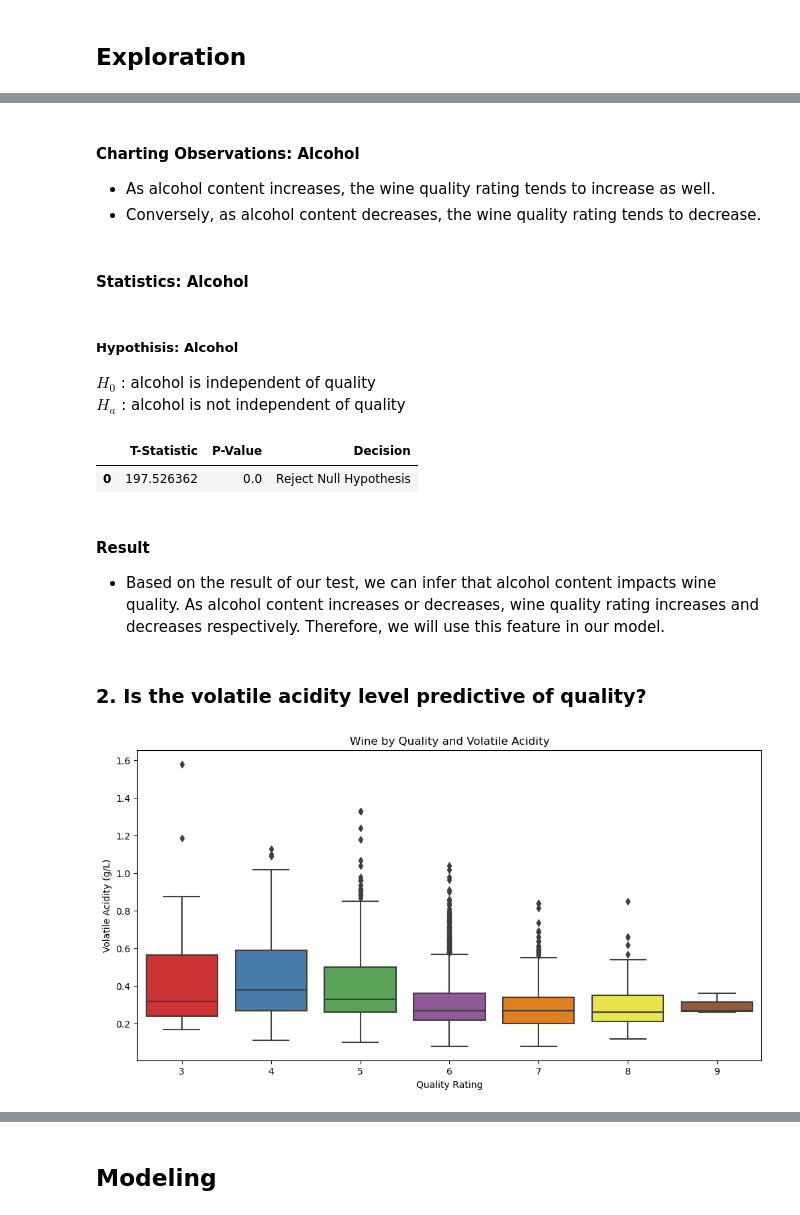
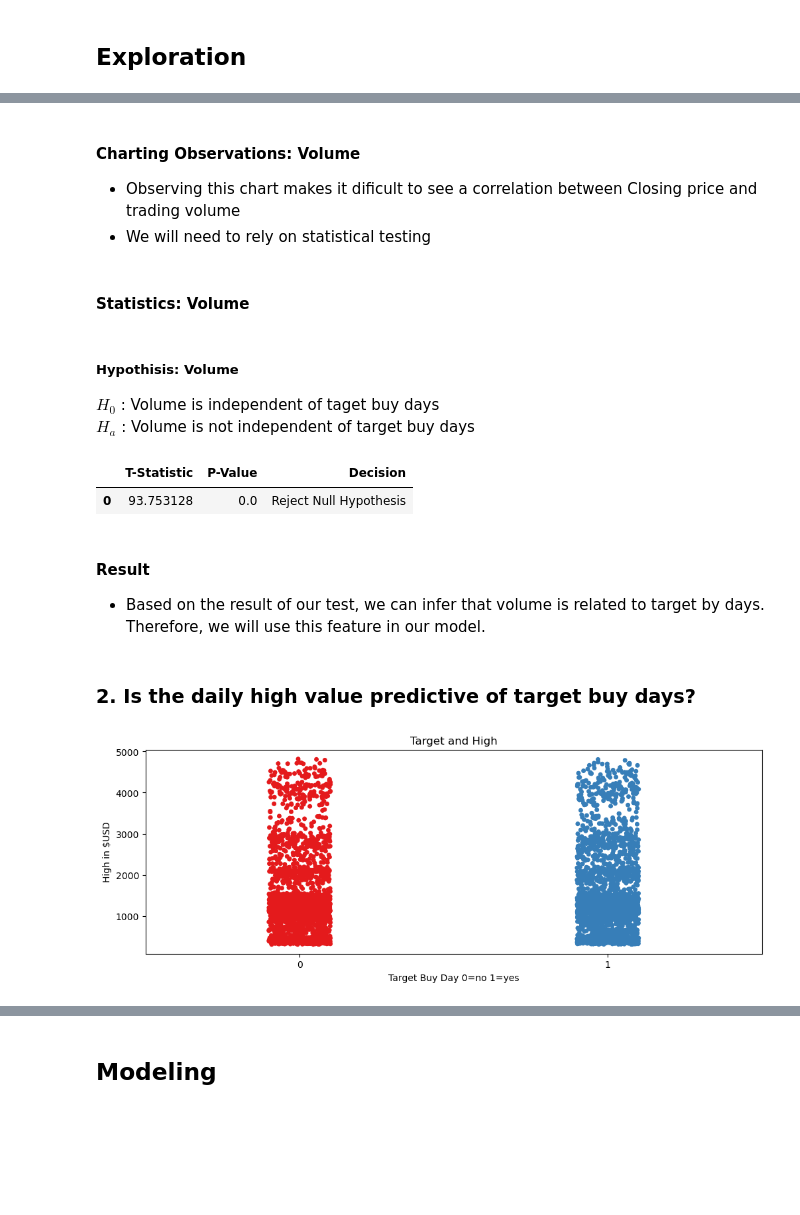
Before and after one commit to scottbarnett97/individual-project-sp500, a Jupyter notebook: final_report .ipynb, the cells around one changed output, grey strips where cells are left out. Cells and saved outputs as stored; diff of their text form; code cells hidden in the pictures; blank space fills up the shorter version.

```diff
--- a/final_report .ipynb
+++ b/final_report .ipynb
@@ -75,7 +68,9 @@ import explore
 ### Bring in Data for Exploration
 # %%
 # Bring in data .csv
-df = wrangle.get_wine()
+df = wrangle.get_sp500()
+# Prepare data
+df = wrangle.prep_data(df)
 # Split data
 train, validate, test = wrangle.split_data(df)
 # %% [output]
@@ -126,27 +121,27 @@ functions.get_alcohol_quality(train)
 # %% [markdown]
-#### Charting Observations: Alcohol
-* As alcohol content increases, the wine quality rating tends to increase as well.
-* Conversely, as alcohol content decreases, the wine quality rating tends to decrease.
+#### Charting Observations: Volume
+* Observing this chart makes it dificult to see a correlation between Closing price and trading volume
+* We will need to rely on statistical testing
 # %% [markdown]
-####  Statistics: Alcohol
+####  Statistics: Volume
 # %% [markdown]
-##### Hypothisis: Alcohol
-$H_0$ : alcohol is independent of quality<br>
-$H_a$ : alcohol is not independent of quality
+##### Hypothisis: Volume
+$H_0$ : Volume is independent of taget buy days<br>
+$H_a$ : Volume is not independent of target buy days
 # %%
 # Running stat test
-functions.run_alcohol_ttest(train)
+explore.run_volume_ttest(train)
 # %% [output]
 |  | T-Statistic | P-Value | Decision |
-| 0 | 197.526362 | 0.0 | Reject Null Hypothesis |
+| 0 | 93.753128 | 0.0 | Reject Null Hypothesis |
 # %% [markdown]
 #### Result
-* Based on the result of our test, we can infer that alcohol content impacts wine quality. As alcohol content increases or decreases, wine quality rating increases and decreases respectively. Therefore, we will use this feature in our model.
+* Based on the result of our test, we can infer that volume is related to target by days. Therefore, we will use this feature in our model.
 # %% [markdown]
-### 2. Is the volatile acidity level predictive of quality?
+### 2. Is the daily high value predictive of target buy days?
 # %%
 # Get visualizaions
-functions.get_va_quality(train)
+explore.high_chart(train)
 # %% [output]
-[figure, old version]
+[figure, new version]
 # %% [markdown]
```
Also changed, not shown: parts of 61 cells of this notebook, 3 other files.
